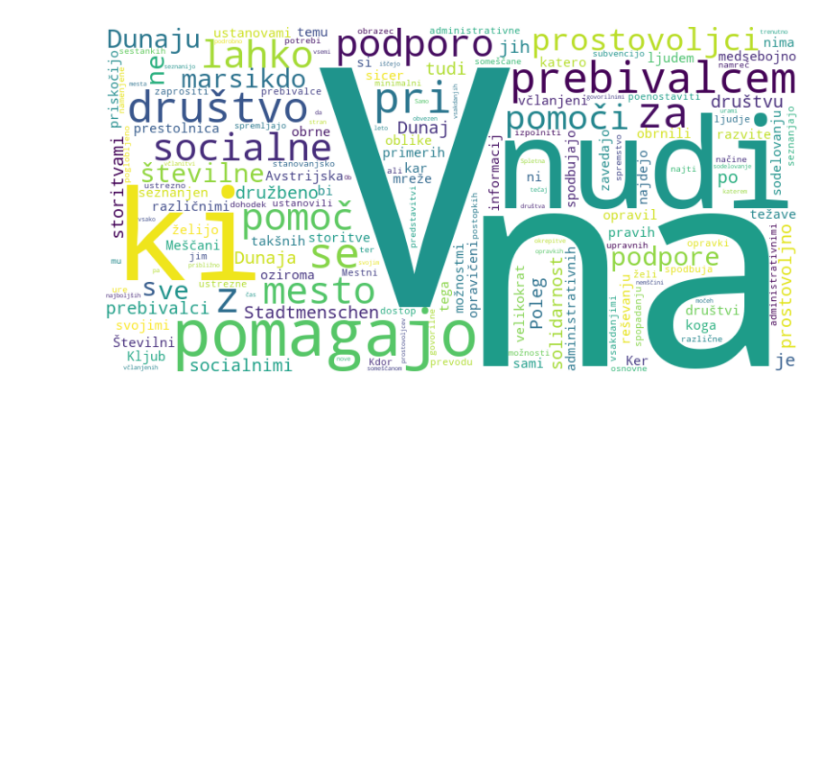
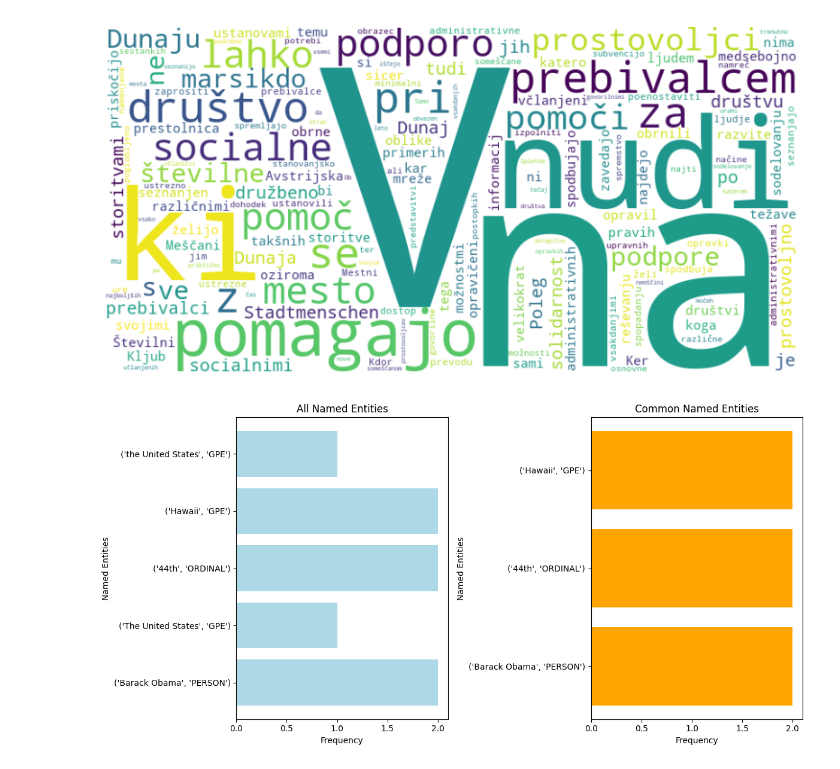
Before and after one commit to jasiu648/FindingNewsSimilarity, a Jupyter notebook: visualization/word_cloud.ipynb, the cells around one changed output. Drawn from its saved outputs; the diff is of its cells as text; code cells hidden in the pictures; blank space fills up the shorter version.

```diff
--- a/visualization/word_cloud.ipynb
+++ b/visualization/word_cloud.ipynb
@@ -24,3 +24,60 @@ def generate_wordcloud(text):
 generate_wordcloud(doc1)
 # %% [output]
 [figure]
+# %%
+import spacy
+import matplotlib.pyplot as plt
+from collections import Counter
+
+# Load spaCy model for named entity recognition
+nlp = spacy.load("en_core_web_sm")
+
+def get_named_entities(text):
+    # Process the text using spaCy NLP pipeline
+    doc = nlp(text)
+
+    # Extract named entities and their labels
+    entities = [(ent.text, ent.label_) for ent in doc.ents]
+
+    return entities
+
+def visualize_all_and_common_named_entities(text1, text2):
+    # Get named entities from both texts
+    entities1 = get_named_entities(text1)
+    entities2 = get_named_entities(text2)
+
+    # Extract unique named entities
+    all_entities = set(entities1 + entities2)
+
+    # Extract common named entities
+    common_entities = set(entities1) & set(entities2)
+
+    # Count the occurrences of each entity for setting the width
+    entity_counts = Counter(entities1 + entities2)
+
+    # Visualize all named entities
+    plt.figure(figsize=(12, 6))
+    plt.subplot(1, 2, 1)
+    plt.barh([str(entity) for entity in all_entities], [entity_counts[entity] for entity in all_entities], color='lightblue')
+    plt.xlabel('Frequency')
+    plt.ylabel('Named Entities')
+    plt.title('All Named Entities')
+
+    # Visualize common named entities
+    plt.subplot(1, 2, 2)
+    plt.barh([str(entity) for entity in common_entities], [entity_counts[entity] for entity in common_entities], color='orange')
+    plt.xlabel('Frequency')
+    plt.ylabel('Named Entities')
+    plt.title('Common Named Entities')
+
+    plt.tight_layout()
+    plt.show()
+
+# Example texts
+text1 = "Barack Obama was born in Hawaii. He served as the 44th President of the United States."
+text2 = "Hawaii is a beautiful island. The United States had its 44th President, Barack Obama."
+
+# Visualize all and common named entities
+visualize_all_and_common_named_entities(text1, text2)
+# %% [output]
+[figure, added]
```
Also changed, not shown: parts of 1 cell of this notebook, 18 other files.
